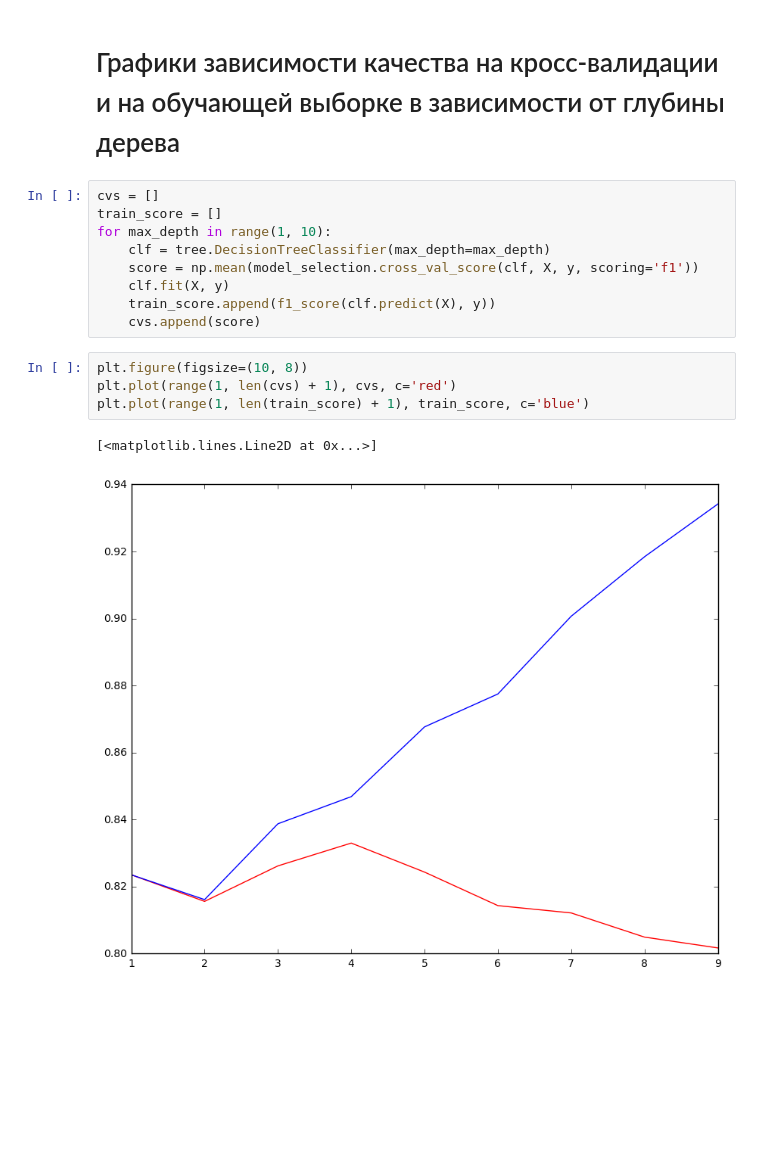
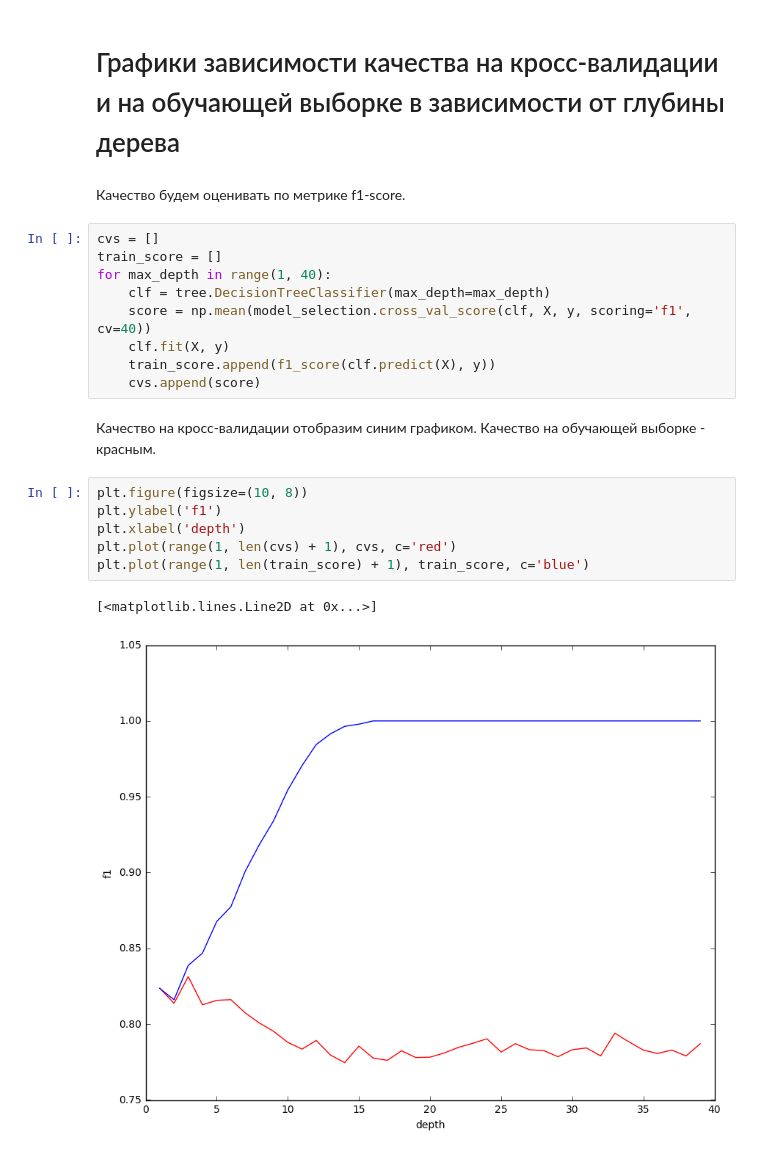
Before and after one commit to deepmipt-VladZhukov/ml_mipt_homeworks, a Jupyter notebook: Problemset2/task2.ipynb, the cells around one changed output. Saved outputs shown, nothing was run; the diff lists cells and outputs as text; blank space fills up the shorter version.

```diff
--- a/Problemset2/task2.ipynb
+++ b/Problemset2/task2.ipynb
@@ -41,18 +60,24 @@ Image(graph.create_png())
 # %% [markdown]
 # Графики зависимости качества на кросс-валидации и на обучающей выборке в зависимости от глубины дерева
+# %% [markdown]
+Качество будем оценивать по метрике f1-score.
 # %%
 cvs = []
 train_score = []
-for max_depth in range(1, 10):
+for max_depth in range(1, 40):
     clf = tree.DecisionTreeClassifier(max_depth=max_depth)
-    score = np.mean(model_selection.cross_val_score(clf, X, y, scoring='f1'))
+    score = np.mean(model_selection.cross_val_score(clf, X, y, scoring='f1', cv=40))
     clf.fit(X, y)
     train_score.append(f1_score(clf.predict(X), y))
     cvs.append(score)
+# %% [markdown]
+Качество на кросс-валидации отобразим синим графиком. Качество на обучающей выборке - красным.
 # %%
 plt.figure(figsize=(10, 8))
+plt.ylabel('f1')
+plt.xlabel('depth')
 plt.plot(range(1, len(cvs) + 1), cvs, c='red')
 plt.plot(range(1, len(train_score) + 1), train_score, c='blue')
 # %% [output]
 [<matplotlib.lines.Line2D at 0x...>]
-[figure, old version]
+[figure, new version]
```
Also changed, not shown: parts of 5 cells of this notebook.
